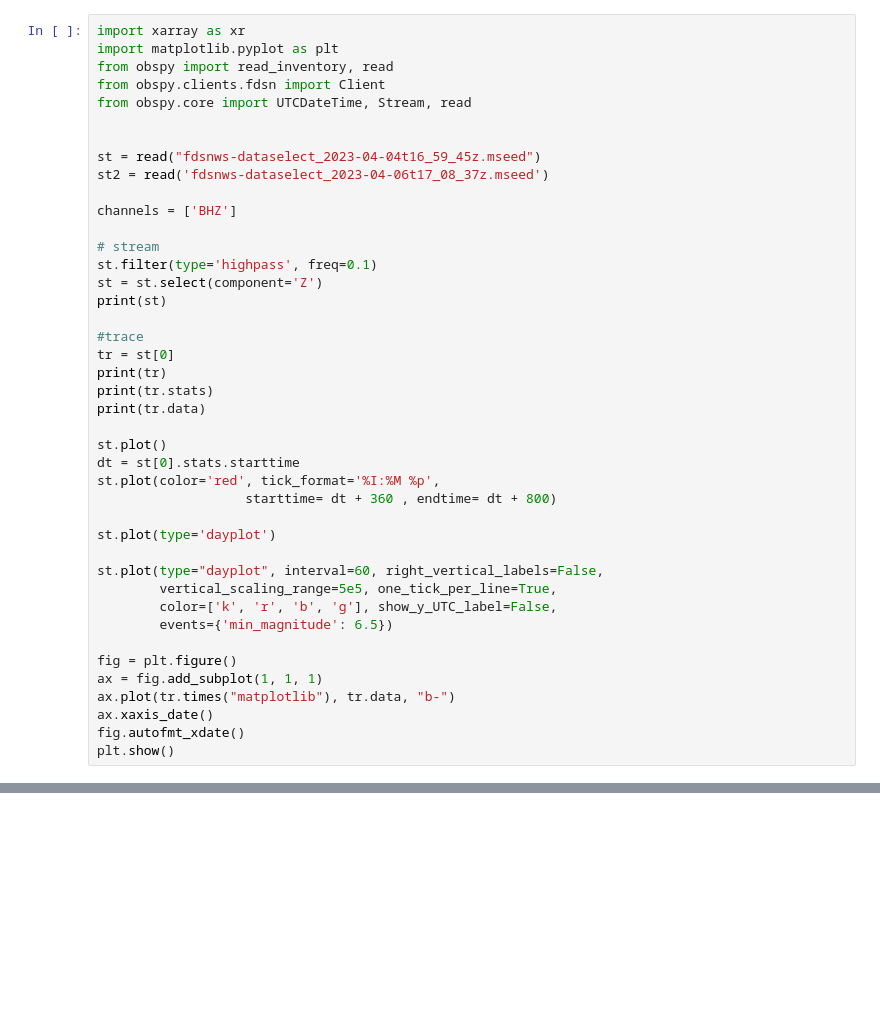
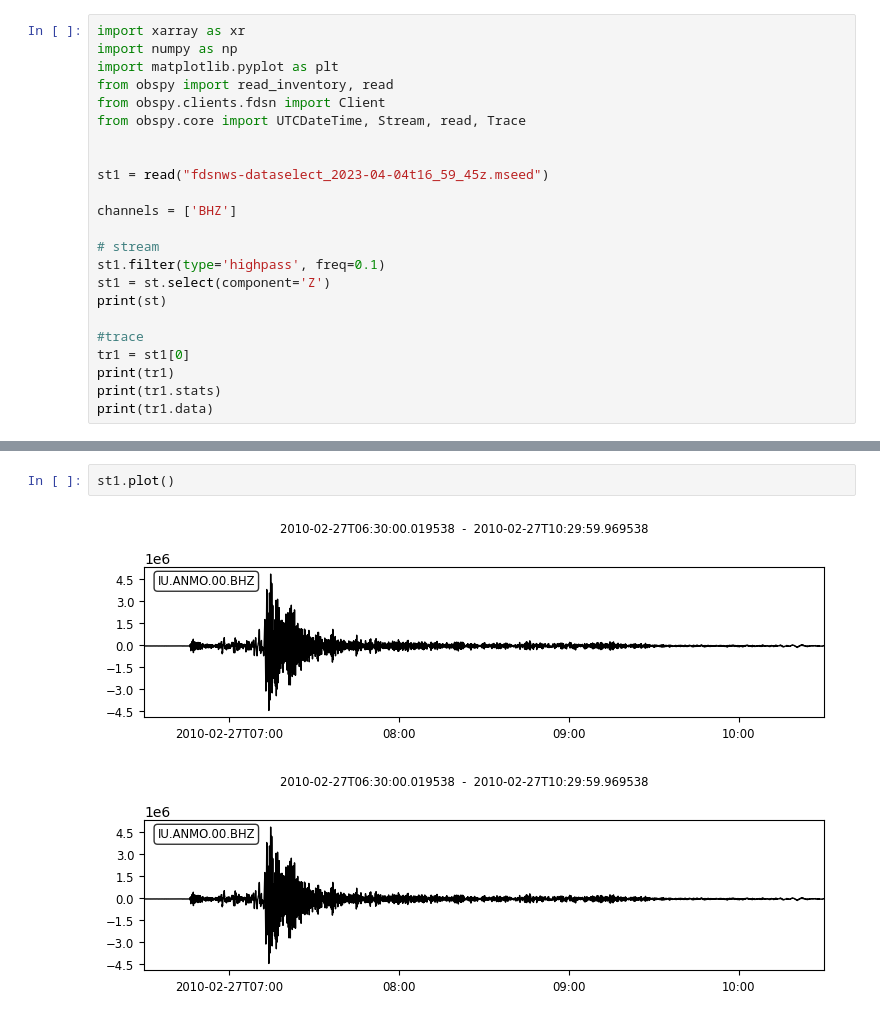
Before and after one commit to GPGN-268-archive/FP01-mars-seismo, a Jupyter notebook: PaigeWork.ipynb, the cells around one changed output, grey strips where cells are left out. Cells and saved outputs as stored; diff of their text form; blank space fills up the shorter version.

```diff
--- a/PaigeWork.ipynb
+++ b/PaigeWork.ipynb
@@ -1,45 +1,26 @@
 # %%
 import xarray as xr
+import numpy as np
 import matplotlib.pyplot as plt
 from obspy import read_inventory, read
 from obspy.clients.fdsn import Client
-from obspy.core import UTCDateTime, Stream, read
+from obspy.core import UTCDateTime, Stream, read, Trace
 
 
-st = read("fdsnws-dataselect_2023-04-04t16_59_45z.mseed")
-st2 = read('fdsnws-dataselect_2023-04-06t17_08_37z.mseed')
+st1 = read("fdsnws-dataselect_2023-04-04t16_59_45z.mseed")
 
 channels = ['BHZ']
 
 # stream
-st.filter(type='highpass', freq=0.1)
-st = st.select(component='Z')
+st1.filter(type='highpass', freq=0.1)
+st1 = st.select(component='Z')
 print(st)
 
 #trace
-tr = st[0]
-print(tr)
-print(tr.stats)
-print(tr.data)
-
-st.plot()
-dt = st[0].stats.starttime
-st.plot(color='red', tick_format='%I:%M %p',
-                   starttime= dt + 360 , endtime= dt + 800)
-
-st.plot(type='dayplot')
-
-st.plot(type="dayplot", interval=60, right_vertical_labels=False,
-        vertical_scaling_range=5e5, one_tick_per_line=True,
-        color=['k', 'r', 'b', 'g'], show_y_UTC_label=False,
-        events={'min_magnitude': 6.5})
-
-fig = plt.figure()
-ax = fig.add_subplot(1, 1, 1)
-ax.plot(tr.times("matplotlib"), tr.data, "b-")
-ax.xaxis_date()
-fig.autofmt_xdate()
-plt.show()
+tr1 = st1[0]
+print(tr1)
+print(tr1.stats)
+print(tr1.data)
 # %% [output]
 1 Trace(s) in Stream:
 IU.ANMO.00.BHZ | 2010-02-27T06:30:00.019538Z - 2010-02-27T10:29:59.969538Z | 20.0 Hz, 288000 samples
@@ -66,0 +41,5 @@ IU.ANMO.00.BHZ | 2010-02-27T06:30:00.019538Z - 2010-02-27T10:29:59.969538Z | 20.
+# %%
+st1.plot()
+# %% [output]
+[figure, added]
+[figure, added]
```
Also changed, not shown: parts of 6 cells of this notebook.
